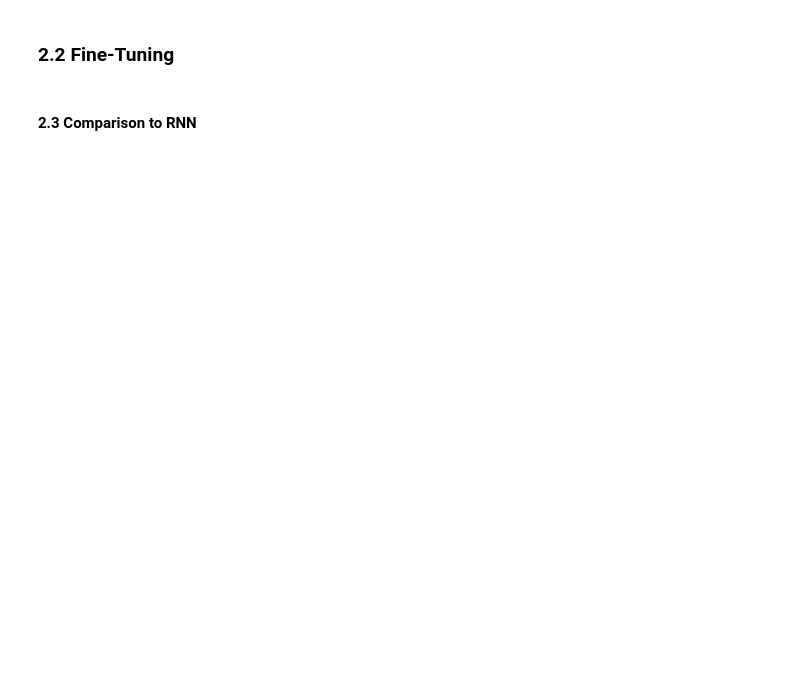
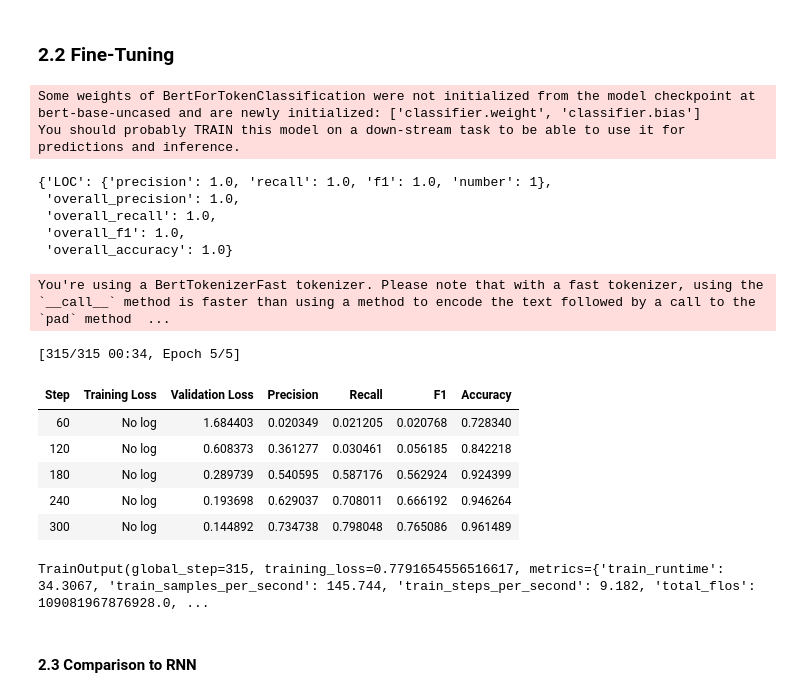
Before and after one commit to OmriGruman/conll2003-ner, a Jupyter notebook: main.ipynb, the cells around one changed output. Cells and saved outputs as stored; diff of their text form; code cells hidden in the pictures; blank space fills up the shorter version.

```diff
--- a/main.ipynb
+++ b/main.ipynb
@@ -324,2 +394,6 @@ KeyboardInterrupt:
 # %% [markdown]
 ### 2.1 Dataset & Dataloader
+# %%
+model_name = "bert-base-uncased"
+
+tokenizer = AutoTokenizer.from_pretrained(model_name)
@@ -325,0 +424,3 @@ KeyboardInterrupt:
+# %%
+tokenized_conll2003 = conll2003_dataset.map(tokenize_and_align_labels, batched=True)
+tokenized_train_dataset = train_dataset.map(tokenize_and_align_labels, batched=True)
@@ -326,2 +447,22 @@ KeyboardInterrupt:
 # %% [markdown]
 ### 2.2 Fine-Tuning
+# %%
+#Data Collator
+data_collator = DataCollatorForTokenClassification(tokenizer=tokenizer)
+
+model = AutoModelForTokenClassification.from_pretrained(model_name, num_labels=len(label_list))
+# %% [output]
+Some weights of BertForTokenClassification were not initialized from the model checkpoint at bert-base-uncased and are newly initialized: ['classifier.weight', 'classifier.bias']
+You should probably TRAIN this model on a down-stream task to be able to use it for predictions and inference.
+# %%
+metric_seqeval = evaluate.load("seqeval")
+example = conll2003_dataset["train"][2]
+
+labels = [label_list[i] for i in example["ner_tags"]]
+metric_seqeval.compute(predictions=[labels], references=[labels])
+# %% [output]
+{'LOC': {'precision': 1.0, 'recall': 1.0, 'f1': 1.0, 'number': 1},
+ 'overall_precision': 1.0,
+ 'overall_recall': 1.0,
+ 'overall_f1': 1.0,
+ 'overall_accuracy': 1.0}
@@ -328,2 +491,41 @@ KeyboardInterrupt:
+# %%
+from transformers import EarlyStoppingCallback, Trainer
+
+training_args = TrainingArguments(
+    output_dir='./log_results',
+    num_train_epochs=5,
+    learning_rate=2e-5,
+    per_device_train_batch_size=16,
+    per_device_eval_batch_size=64,
+    weight_decay=0.01,
+    warmup_steps=500,
+    eval_steps=60,
+    save_steps=60,
+    evaluation_strategy="steps",
+    load_best_model_at_end=True
+)
+
+trainer = Trainer(
+    model=model,
+    args=training_args,
+    train_dataset=tokenized_train_dataset,
+    eval_dataset=tokenized_conll2003["validation"],
+    tokenizer=tokenizer,
+    data_collator=data_collator,
+    compute_metrics=compute_metrics,
+    callbacks = [EarlyStoppingCallback(early_stopping_patience = 6)]
+)
+
+trainer.train()
+# %% [output]
+You're using a BertTokenizerFast tokenizer. Please note that with a fast tokenizer, using the `__call__` method is faster than using a method to encode the text followed by a call to the `pad` method  ...
+[315/315 00:34, Epoch 5/5]
+| Step | Training Loss | Validation Loss | Precision | Recall | F1 | Accuracy |
+| 60 | No log | 1.684403 | 0.020349 | 0.021205 | 0.020768 | 0.728340 |
+| 120 | No log | 0.608373 | 0.361277 | 0.030461 | 0.056185 | 0.842218 |
+| 180 | No log | 0.289739 | 0.540595 | 0.587176 | 0.562924 | 0.924399 |
+| 240 | No log | 0.193698 | 0.629037 | 0.708011 | 0.666192 | 0.946264 |
+| 300 | No log | 0.144892 | 0.734738 | 0.798048 | 0.765086 | 0.961489 |
+TrainOutput(global_step=315, training_loss=0.7791654556516617, metrics={'train_runtime': 34.3067, 'train_samples_per_second': 145.744, 'train_steps_per_second': 9.182, 'total_flos': 109081967876928.0, ...
 # %% [markdown]
 #### 2.3 Comparison to RNN
```
Also changed, not shown: parts of 21 cells of this notebook.
